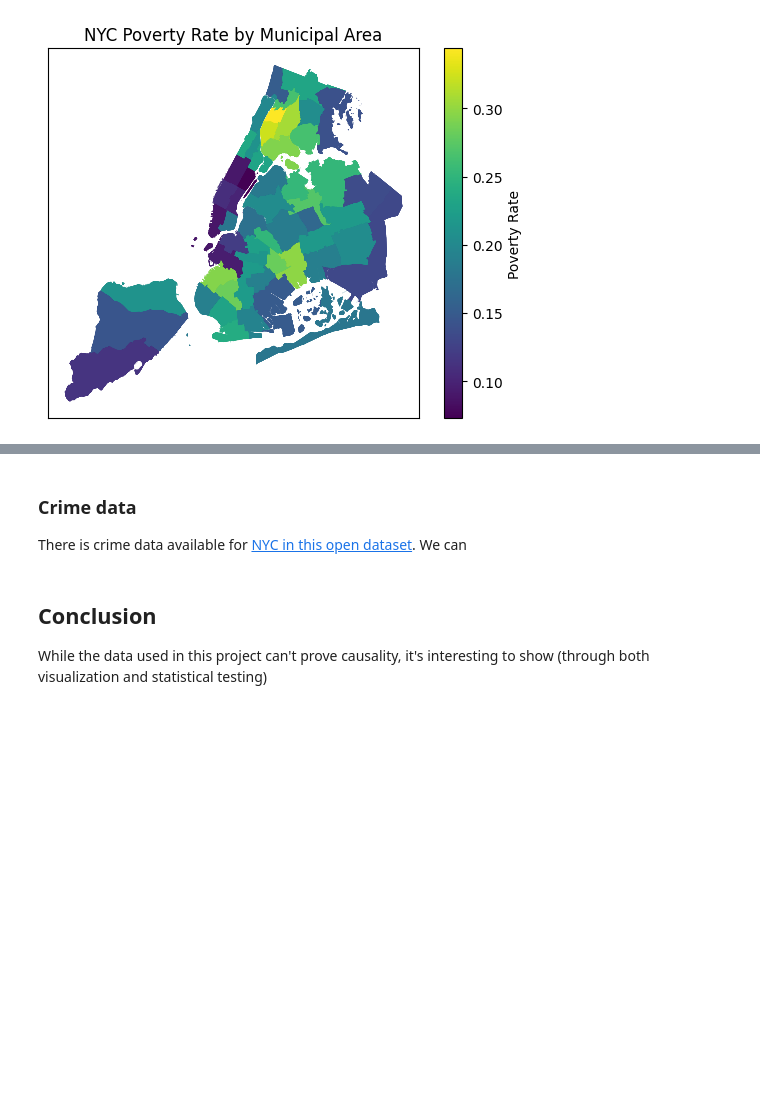
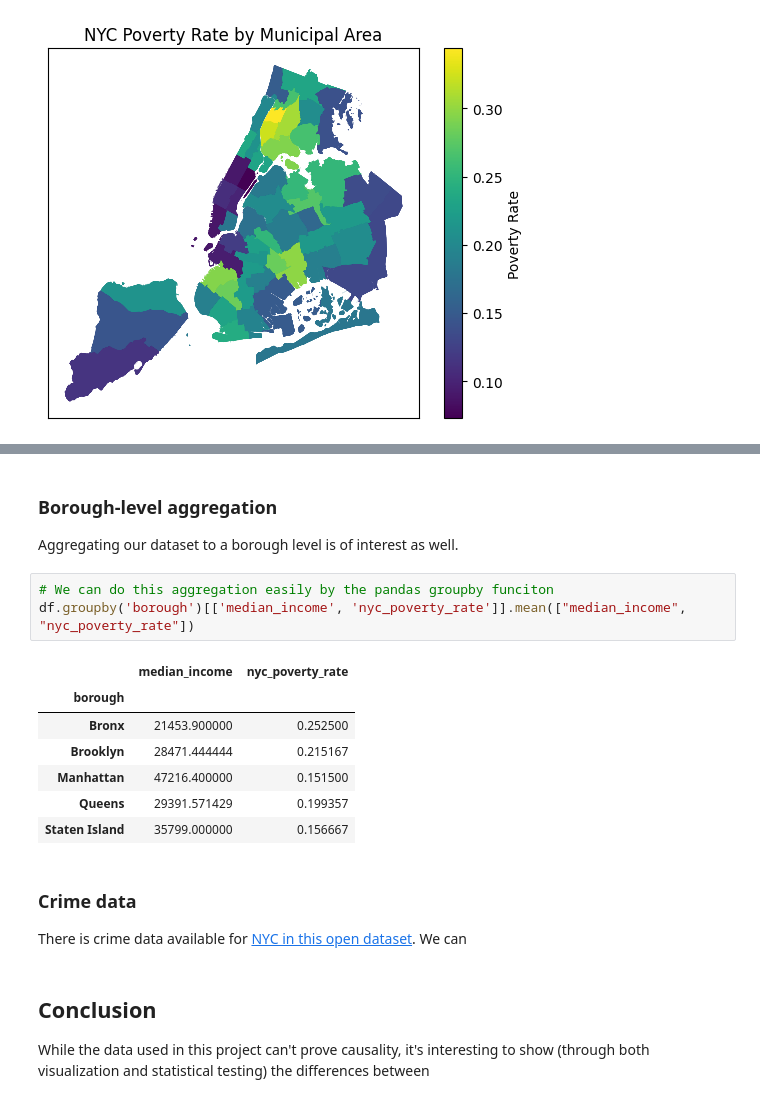
Before and after one commit to andrewbowen19/advancedProgrammingData602, a Jupyter notebook: src/project/final-project.ipynb, the cells around one changed output, grey strips where cells are left out. Saved outputs shown, nothing was run; the diff lists cells and outputs as text; blank space fills up the shorter version.

```diff
--- a/src/project/final-project.ipynb
+++ b/src/project/final-project.ipynb
@@ -143,6 +159,20 @@ Text(0, 0.5, 'Median income by neighborhood ($)')
+# %% [markdown]
+### Borough-level aggregation
+Aggregating our dataset to a borough level is of interest as well.
+# %%
+# We can do this aggregation easily by the pandas groupby funciton
+df.groupby('borough')[['median_income', 'nyc_poverty_rate']].mean(["median_income", "nyc_poverty_rate"])
+# %% [output]
+|  | median_income | nyc_poverty_rate |
+| borough |  |  |
+| Bronx | 21453.900000 | 0.252500 |
+| Brooklyn | 28471.444444 | 0.215167 |
+| Manhattan | 47216.400000 | 0.151500 |
+| Queens | 29391.571429 | 0.199357 |
+| Staten Island | 35799.000000 | 0.156667 |
 # %% [markdown]
 ### Crime data
 There is crime data available for [NYC in this open dataset](https://data.cityofnewyork.us/Public-Safety/NYPD-Complaint-Data-Current-Year-To-Date-/5uac-w243). We can
 # %% [markdown]
 ## Conclusion
-While the data used in this project can't prove causality, it's interesting to show (through both visualization and statistical testing)
+While the data used in this project can't prove causality, it's interesting to show (through both visualization and statistical testing) the differences between
```
Also changed, not shown: parts of 7 cells of this notebook, 1 other file.
